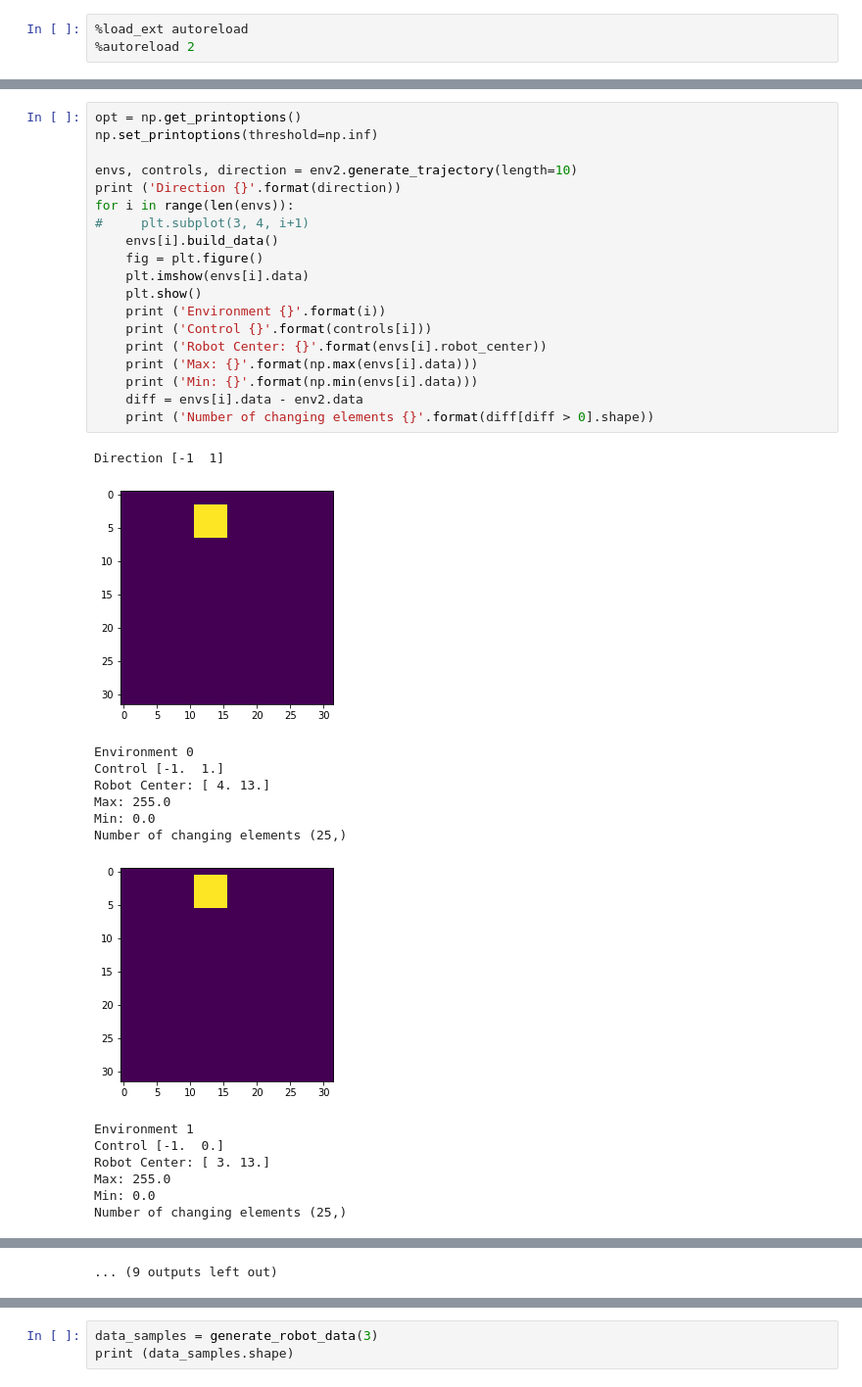
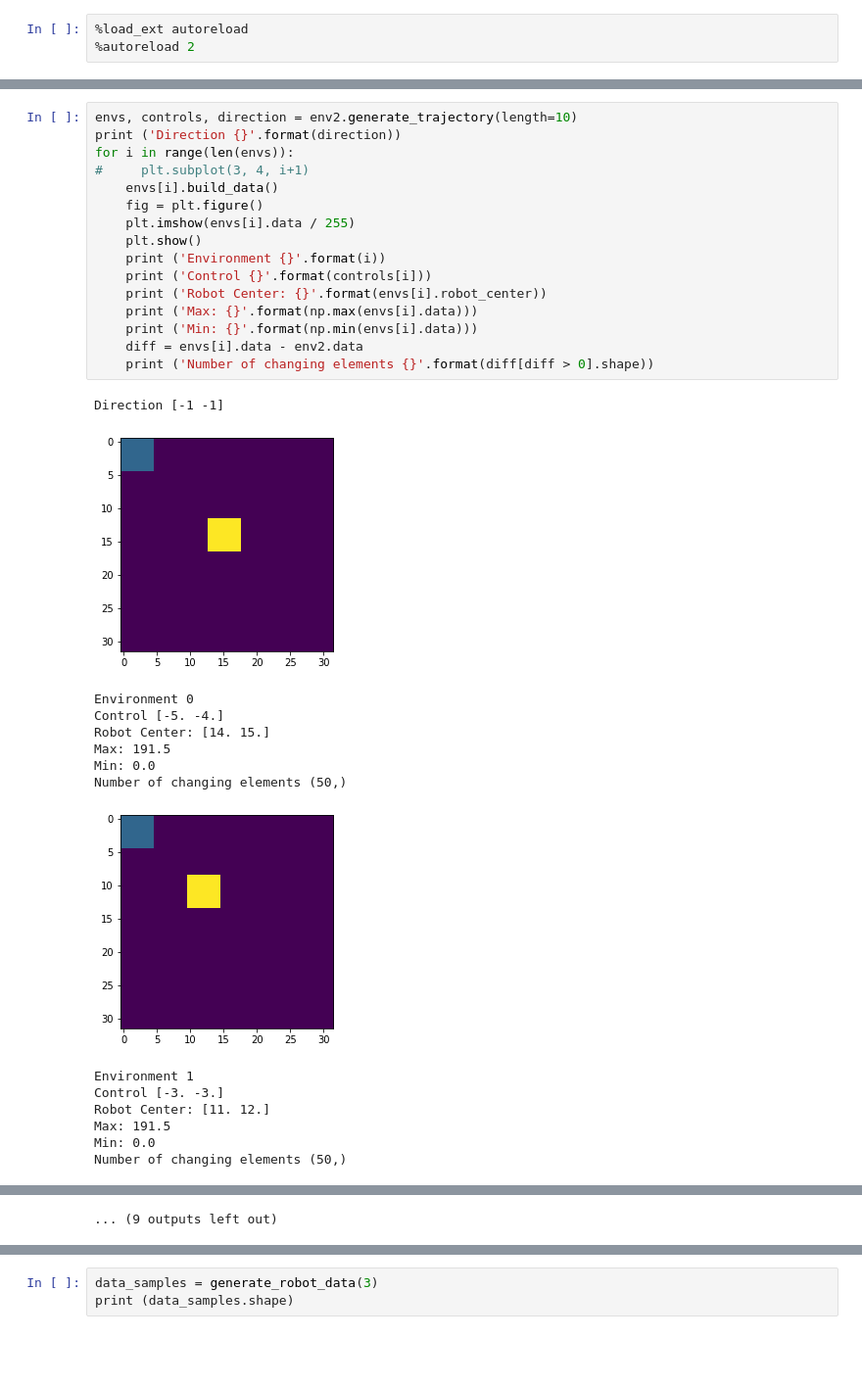
Before and after one commit to PradeepKadubandi/DemoPlanner, a Jupyter notebook: env-generation.ipynb, the cells around one changed output, grey strips where cells are left out. Shown: that part at 98% size. Saved outputs shown, nothing was run; the diff lists cells and outputs as text; blank space fills up the shorter version.

Commit message:
Data Generate for next set of experiments

```diff
--- a/env-generation.ipynb
+++ b/env-generation.ipynb
@@ -22,36 +28,33 @@ env2.plot_data()
 [figure]
 # %%
-opt = np.get_printoptions()
-np.set_printoptions(threshold=np.inf)
-
 envs, controls, direction = env2.generate_trajectory(length=10)
 print ('Direction {}'.format(direction))
 for i in range(len(envs)):
 #     plt.subplot(3, 4, i+1)
     envs[i].build_data()
     fig = plt.figure()
-    plt.imshow(envs[i].data)
+    plt.imshow(envs[i].data / 255)
     plt.show()
     print ('Environment {}'.format(i))
     print ('Control {}'.format(controls[i]))
     print ('Robot Center: {}'.format(envs[i].robot_center))
     print ('Max: {}'.format(np.max(envs[i].data)))
     print ('Min: {}'.format(np.min(envs[i].data)))
     diff = envs[i].data - env2.data
     print ('Number of changing elements {}'.format(diff[diff > 0].shape))
 # %% [output]
-Direction [-1  1]
+Direction [-1 -1]
-[figure, old version]
+[figure, new version]
 Environment 0
-Control [-1.  1.]
-Robot Center: [ 4. 13.]
-Max: 255.0
+Control [-5. -4.]
+Robot Center: [14. 15.]
+Max: 191.5
 Min: 0.0
-Number of changing elements (25,)
+Number of changing elements (50,)
-[figure, old version]
+[figure, new version]
 Environment 1
-Control [-1.  0.]
-Robot Center: [ 3. 13.]
-Max: 255.0
+Control [-3. -3.]
+Robot Center: [11. 12.]
+Max: 191.5
 Min: 0.0
-Number of changing elements (25,)
+Number of changing elements (50,)
```
Also changed, not shown: parts of 14 cells of this notebook, 6 other files.
